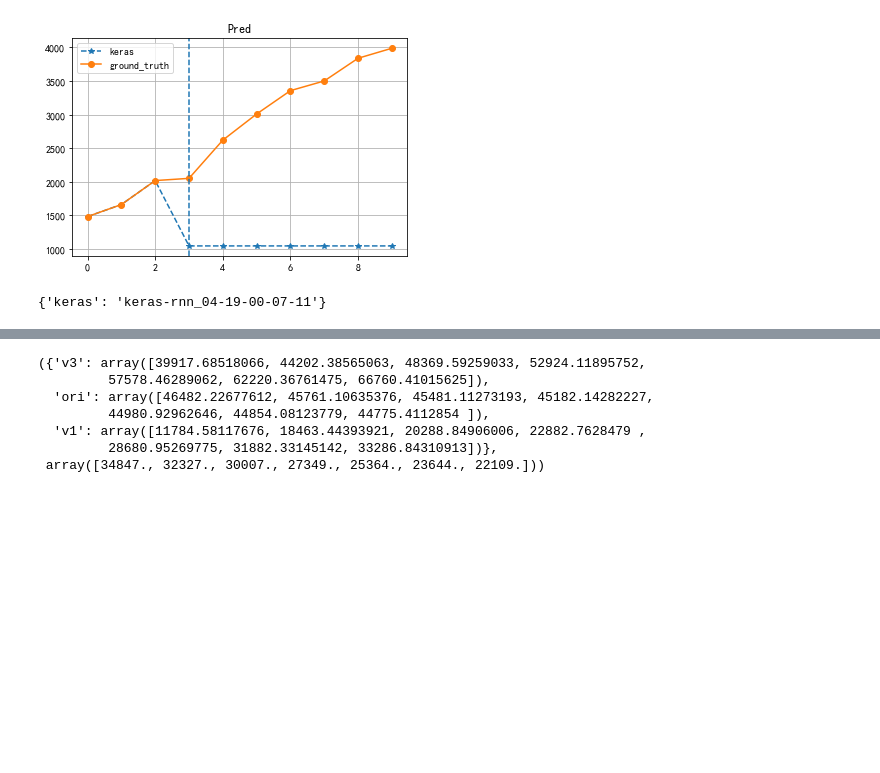
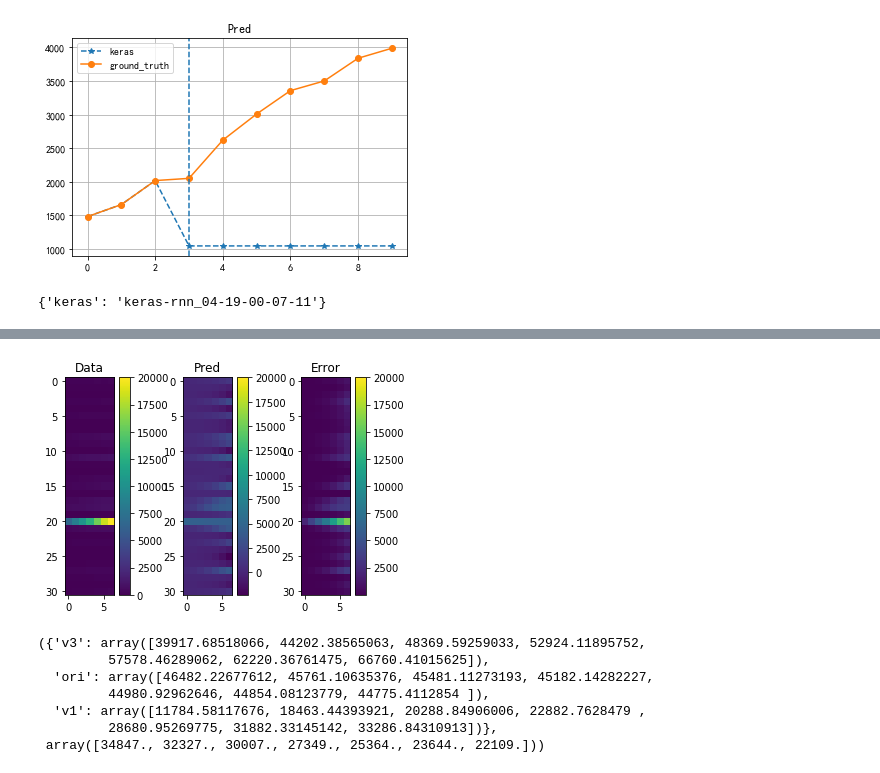
Before and after one commit to wtding1998/RNN_nCov, a Jupyter notebook: disease_analysis.ipynb, the cells around one changed output, grey strips where cells are left out. Drawn from its saved outputs; the diff is of its cells as text; code cells hidden in the pictures; blank space fills up the shorter version.

```diff
--- a/disease_analysis.ipynb
+++ b/disease_analysis.ipynb
@@ -485,4 +466,8 @@ result.plot_pred_by_dir(exp_dir, path, train=False, increase=False)
  array([11346., 13711., 16399., 19320., 22859., 26079., 28793.]))
+# %%
+exp.plot_distribution()
+# %% [output]
+[figure, added]
 # %%
 model_df = result.sorted_by_loss(feb_df, value='sum_loss')
 exp_dir = result.get_exp_name(model_df)
```
Also changed, not shown: parts of 3 cells of this notebook, 6 other files.
